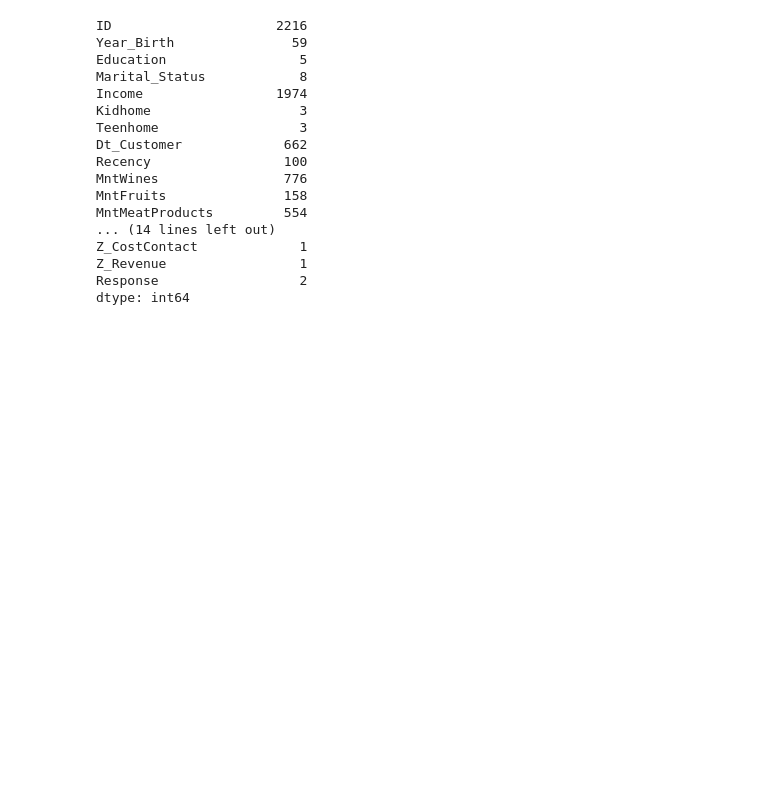
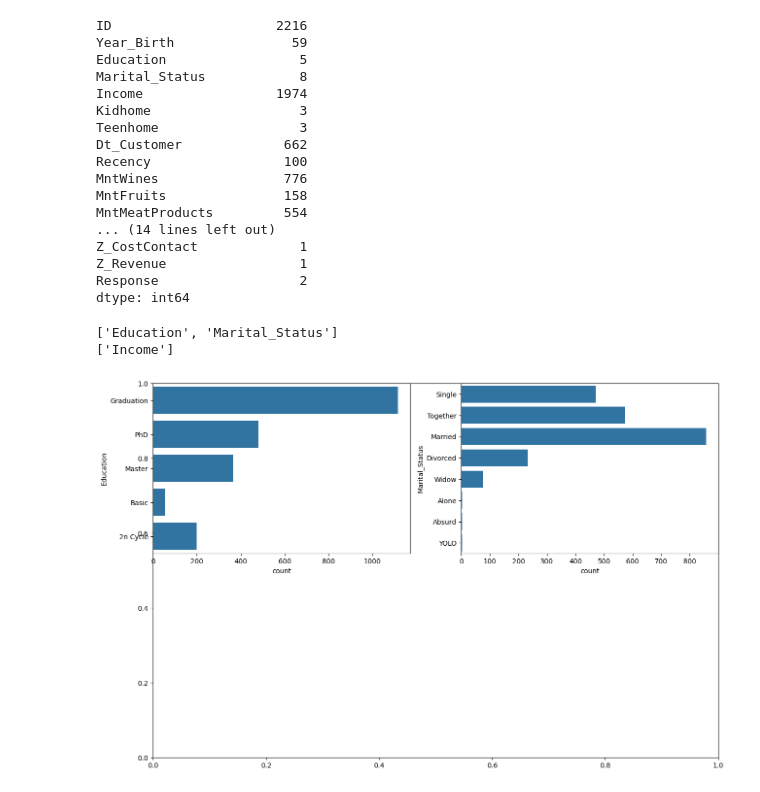
Before and after one commit to Sumanpradhan1706/practical-ml-projects, a Jupyter notebook: 07_Customer Segmentation using Unsupervised Machine Learning in Python/anaconda_projects/db/Customer Segmentation using Unsupervised Machine Learning in Python.ipynb, the cells around one changed output. Saved outputs shown, nothing was run; the diff lists cells and outputs as text; code cells hidden in the pictures; blank space fills up the shorter version.

```diff
--- a/07_Customer Segmentation using Unsupervised Machine Learning in Python/anaconda_projects/db/Customer Segmentation using Unsupervised Machine Learning in Python.ipynb
+++ b/07_Customer Segmentation using Unsupervised Machine Learning in Python/anaconda_projects/db/Customer Segmentation using Unsupervised Machine Learning in Python.ipynb
@@ -108,3 +108,28 @@ parts = df["Dt_Customer"].str.split("-", n=3, expand=True)
 df["day"] = parts[0].astype('int')
 df["month"] = parts[1].astype('int')
 df["year"] = parts[2].astype('int')
+# %%
+df.drop(['Z_CostContact', 'Z_Revenue', 'Dt_Customer'],
+        axis=1,
+        inplace=True)
+# %%
+floats, objects = [], []
+for col in df.columns:
+    if df[col].dtype == object:
+        objects.append(col)
+    elif df[col].dtype == float:
+        floats.append(col)
+
+print(objects)
+print(floats)
+# %% [output]
+['Education', 'Marital_Status']
+['Income']
+# %%
+plt.subplots(figsize=(15, 10))
+for i, col in enumerate(objects):
+    plt.subplot(2, 2, i + 1)
+    sb.countplot(df[col])
+plt.show()
+# %% [output]
+[figure, added]
```
Also changed, not shown: parts of 4 cells of this notebook.
